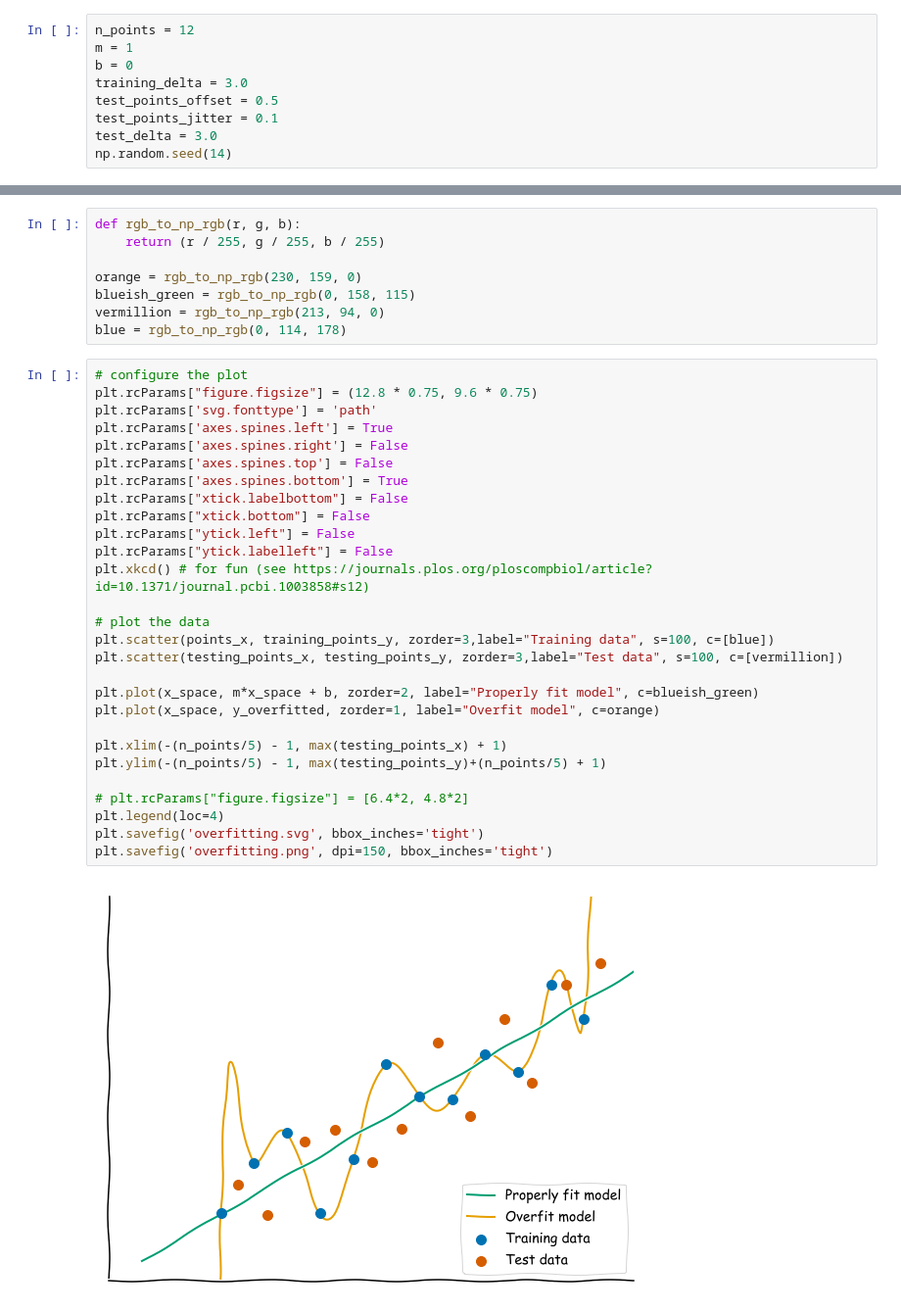
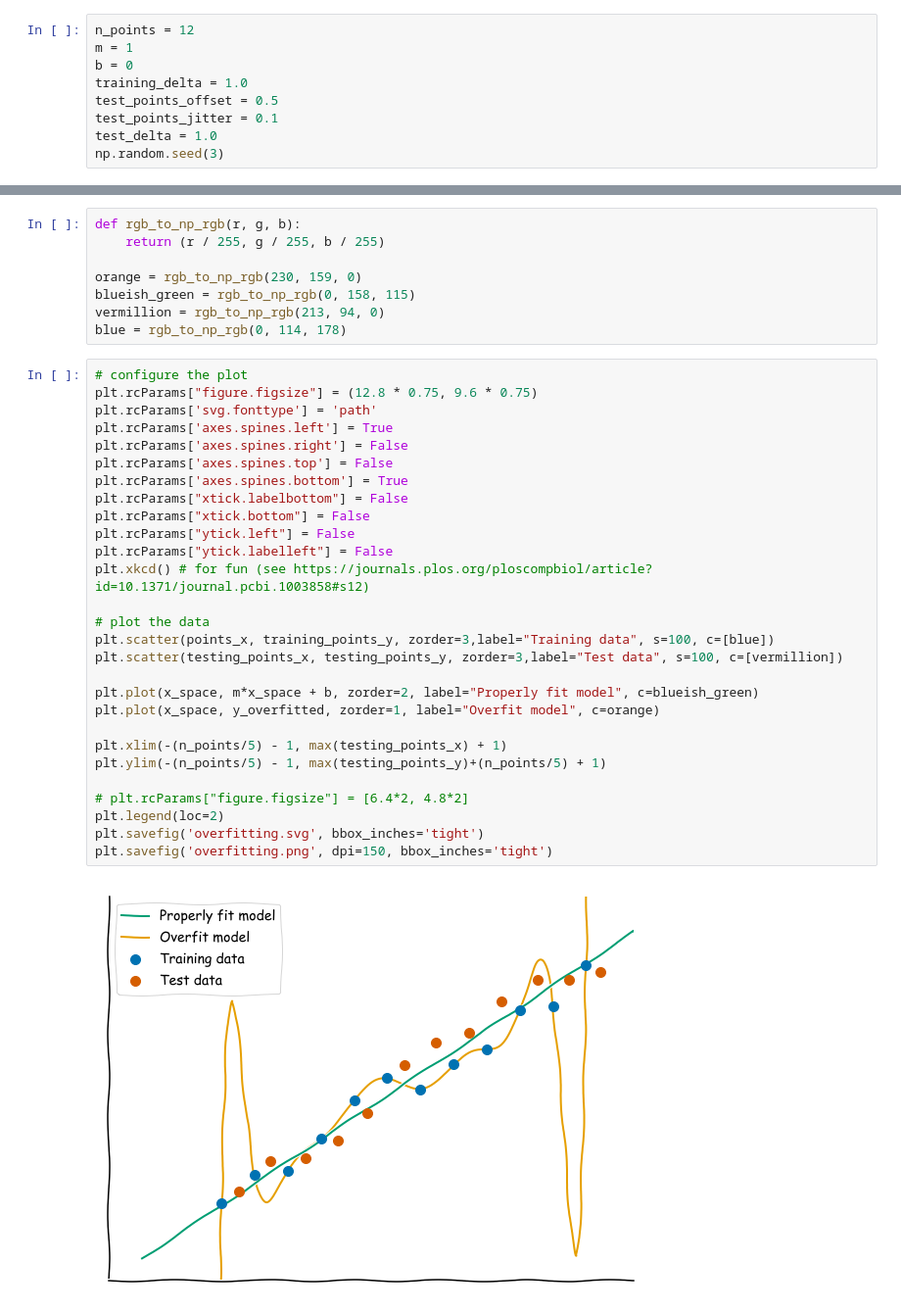
Before and after one commit to Benjamin-Lee/deep-rules, a Jupyter notebook: content/images/overfitting.ipynb, the cells around one changed output, grey strips where cells are left out. Shown: that part at 98% size. Saved outputs shown, nothing was run; the diff lists cells and outputs as text.

Commit message:
Use less noise in overfitting figure

```diff
--- a/content/images/overfitting.ipynb
+++ b/content/images/overfitting.ipynb
@@ -9,11 +9,11 @@ import matplotlib.pyplot as plt
 n_points = 12
 m = 1
 b = 0
-training_delta = 3.0
+training_delta = 1.0
 test_points_offset = 0.5
 test_points_jitter = 0.1
-test_delta = 3.0
-np.random.seed(14)
+test_delta = 1.0
+np.random.seed(3)
 # %% [markdown]
 Now, we need to generate the testing and training "data"
 # %%
@@ -47,30 +47,30 @@ blue = rgb_to_np_rgb(0, 114, 178)
 # %%
 # configure the plot
 plt.rcParams["figure.figsize"] = (12.8 * 0.75, 9.6 * 0.75)
 plt.rcParams['svg.fonttype'] = 'path'
 plt.rcParams['axes.spines.left'] = True
 plt.rcParams['axes.spines.right'] = False
 plt.rcParams['axes.spines.top'] = False
 plt.rcParams['axes.spines.bottom'] = True
 plt.rcParams["xtick.labelbottom"] = False
 plt.rcParams["xtick.bottom"] = False
 plt.rcParams["ytick.left"] = False
 plt.rcParams["ytick.labelleft"] = False
 plt.xkcd() # for fun (see https://journals.plos.org/ploscompbiol/article?id=10.1371/journal.pcbi.1003858#s12)
 
 # plot the data
 plt.scatter(points_x, training_points_y, zorder=3,label="Training data", s=100, c=[blue])
 plt.scatter(testing_points_x, testing_points_y, zorder=3,label="Test data", s=100, c=[vermillion])
 
 plt.plot(x_space, m*x_space + b, zorder=2, label="Properly fit model", c=blueish_green)
 plt.plot(x_space, y_overfitted, zorder=1, label="Overfit model", c=orange)
 
 plt.xlim(-(n_points/5) - 1, max(testing_points_x) + 1)
 plt.ylim(-(n_points/5) - 1, max(testing_points_y)+(n_points/5) + 1)
 
 # plt.rcParams["figure.figsize"] = [6.4*2, 4.8*2]
-plt.legend(loc=4)
+plt.legend(loc=2)
 plt.savefig('overfitting.svg', bbox_inches='tight')
 plt.savefig('overfitting.png', dpi=150, bbox_inches='tight')
 # %% [output]
-[figure, old version]
+[figure, new version]
```
Also changed, not shown: 2 other files.
